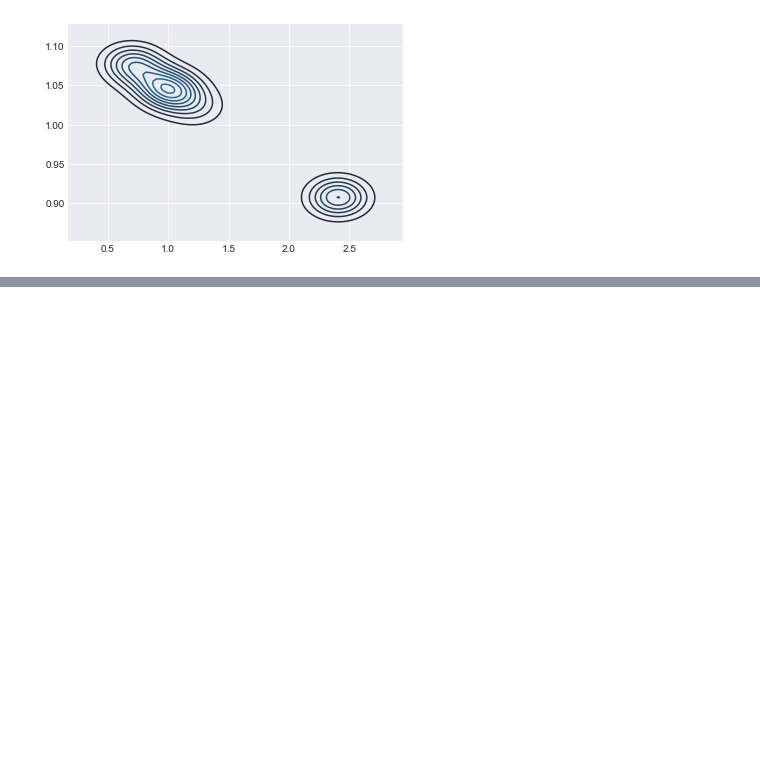
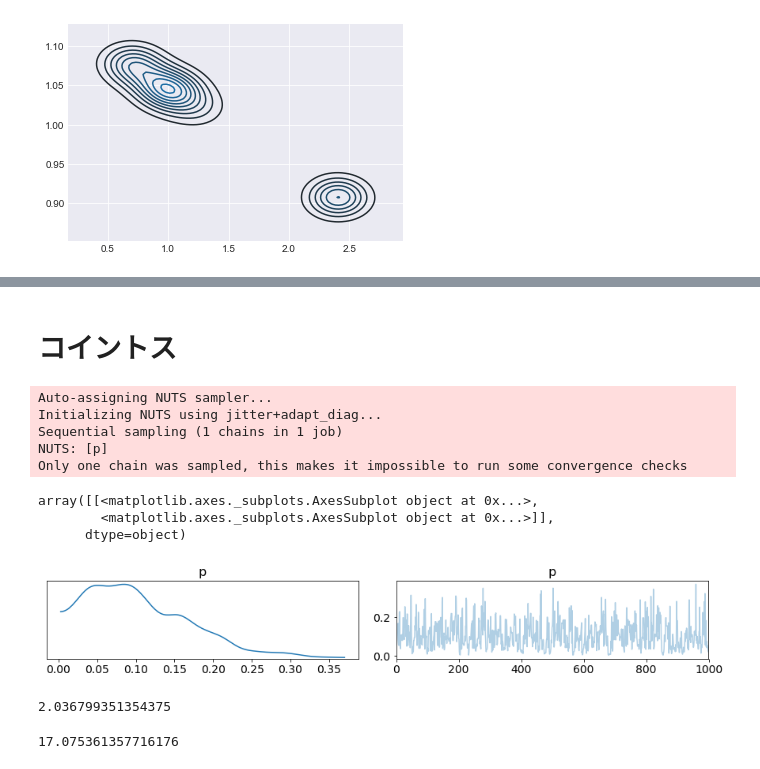
Before and after one commit to shuya106/bayes_repository, a Jupyter notebook: distribution.ipynb, the cells around one changed output, grey strips where cells are left out. Cells and saved outputs as stored; diff of their text form; code cells hidden in the pictures; blank space fills up the shorter version.

```diff
--- a/distribution.ipynb
+++ b/distribution.ipynb
@@ -379,0 +397,15 @@ sns.kdeplot(trace_n["alpha"], trace_n["beta"])
+# %%
+alpha = 1.0 / count_data.mean()
+
+
+with pm.Model() as model:
+
+    lambda_1 = pm.Exponential("lambda_1", alpha)
+    lambda_2 = pm.Exponential("lambda_2", alpha)
+    tau = pm.DiscreteUniform("tau", lower=0, upper=n_count_data)
+
+    out = np.zeros(n_count_data)
+    mu = pm.Deterministic("mu", lambda_1 + lambda_2)
+    y = pm.Poisson("y", mu=mu, observed=count_data)
+
+    trace= pm.sample(100)
@@ -379,0 +434,5 @@ sns.kdeplot(trace_n["alpha"], trace_n["beta"])
+# %%
+import theano.tensor as tt
+sns.set_context('notebook')
+plt.style.use('seaborn-darkgrid')
+print('Running on PyMC3 v{}'.format(pm.__version__))
@@ -379,0 +461,30 @@ sns.kdeplot(trace_n["alpha"], trace_n["beta"])
+# %% [markdown]
+# コイントス
+# %%
+observed = [1, 0, 0,0]
+h = observed.count(1)
+n = len(observed)
+
+# 二項分布のパラメータpの事前分布(一様分布を設定)
+with pm.Model() as model:
+
+    alpha, beta = 1, 1
+    p = pm.Beta('p', alpha=alpha, beta=beta)
+
+    # コイン投げの試行は二項分布に従うのでBinomial
+    obs = pm.Binomial('y', n=n, p=p, observed=observed)
+
+    trace = pm.sample(1000, chains = 1)
+# %% [output]
+Auto-assigning NUTS sampler...
+Initializing NUTS using jitter+adapt_diag...
+Sequential sampling (1 chains in 1 job)
+NUTS: [p]
+Only one chain was sampled, this makes it impossible to run some convergence checks
+# %%
+az.plot_trace(trace)
+# %% [output]
+array([[<matplotlib.axes._subplots.AxesSubplot object at 0x...>,
+        <matplotlib.axes._subplots.AxesSubplot object at 0x...>]],
+      dtype=object)
+[figure, added]
@@ -379,0 +504,10 @@ sns.kdeplot(trace_n["alpha"], trace_n["beta"])
+# %%
+alpha = ((ex**2) * ( 1 - ex) * 1 / varx ) - ex
+alpha
+# %% [output]
+2.036799351354375
+# %%
+beta = (alpha / ex) - alpha
+beta
+# %% [output]
+17.075361357716176
```
Also changed, not shown: parts of 14 cells of this notebook.
